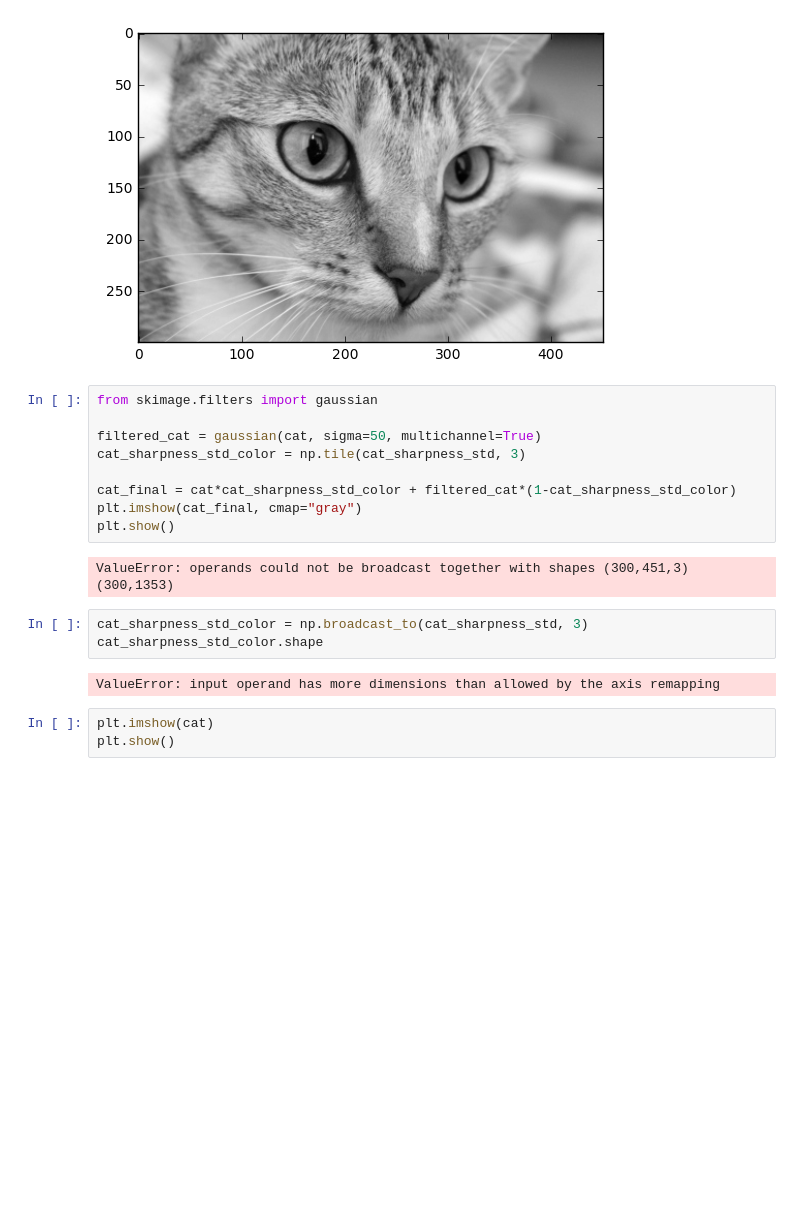
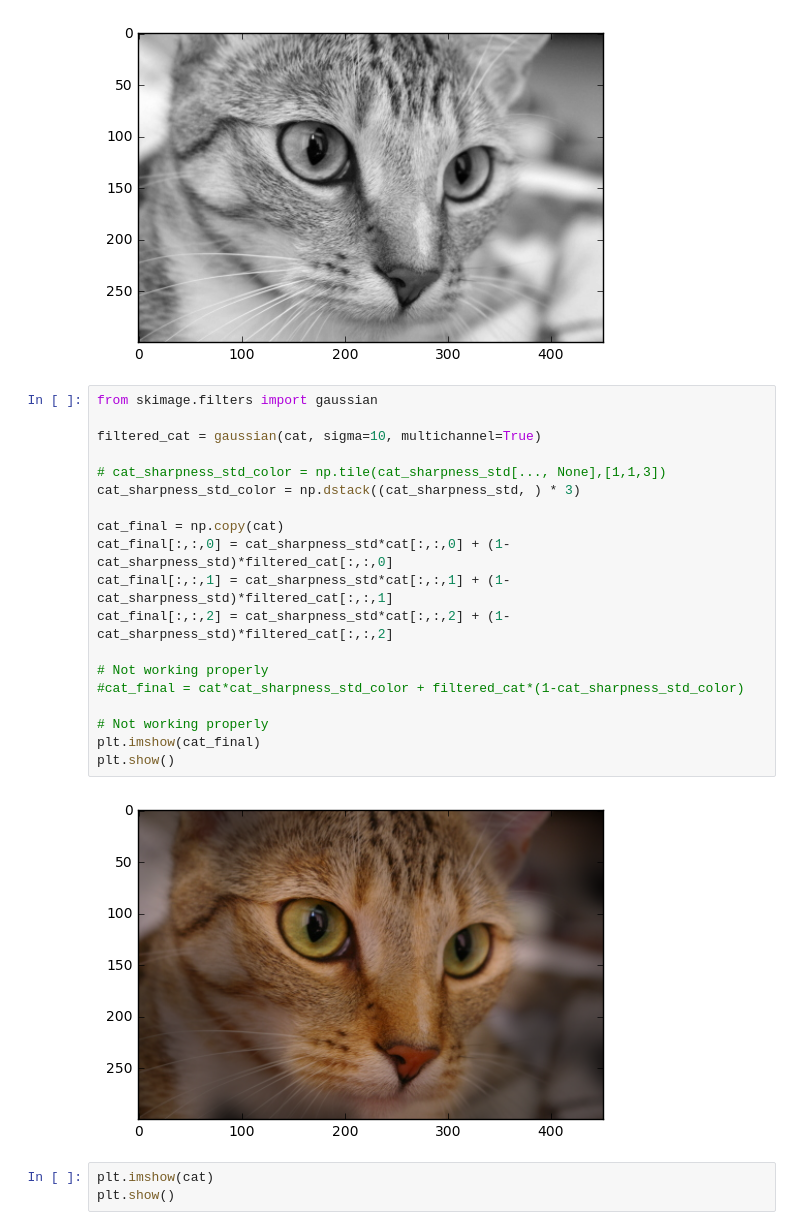
Before and after one commit to franktoffel/pyportrait, a Jupyter notebook: PyPortrait-interactive-demo.ipynb, the cells around one changed output. Cells and saved outputs as stored; diff of their text form; blank space fills up the shorter version.

Commit message:
color version gaussian mode (almost there)

```diff
--- a/PyPortrait-interactive-demo.ipynb
+++ b/PyPortrait-interactive-demo.ipynb
@@ -87,19 +87,24 @@ plt.show()
 # %%
 from skimage.filters import gaussian
 
-filtered_cat = gaussian(cat, sigma=50, multichannel=True)
-cat_sharpness_std_color = np.tile(cat_sharpness_std, 3)
+filtered_cat = gaussian(cat, sigma=10, multichannel=True)
 
-cat_final = cat*cat_sharpness_std_color + filtered_cat*(1-cat_sharpness_std_color)
-plt.imshow(cat_final, cmap="gray")
+# cat_sharpness_std_color = np.tile(cat_sharpness_std[..., None],[1,1,3])
+cat_sharpness_std_color = np.dstack((cat_sharpness_std, ) * 3)
+
+cat_final = np.copy(cat)
+cat_final[:,:,0] = cat_sharpness_std*cat[:,:,0] + (1-cat_sharpness_std)*filtered_cat[:,:,0]
+cat_final[:,:,1] = cat_sharpness_std*cat[:,:,1] + (1-cat_sharpness_std)*filtered_cat[:,:,1]
+cat_final[:,:,2] = cat_sharpness_std*cat[:,:,2] + (1-cat_sharpness_std)*filtered_cat[:,:,2]
+
+# Not working properly
+#cat_final = cat*cat_sharpness_std_color + filtered_cat*(1-cat_sharpness_std_color)
+
+# Not working properly
+plt.imshow(cat_final)
 plt.show()
 # %% [output]
-ValueError: operands could not be broadcast together with shapes (300,451,3) (300,1353)
+[figure, added]
-# %%
-cat_sharpness_std_color = np.broadcast_to(cat_sharpness_std, 3)
-cat_sharpness_std_color.shape
-# %% [output]
-ValueError: input operand has more dimensions than allowed by the axis remapping
 # %%
 plt.imshow(cat)
 plt.show()
```
Also changed, not shown: 1 other file.
